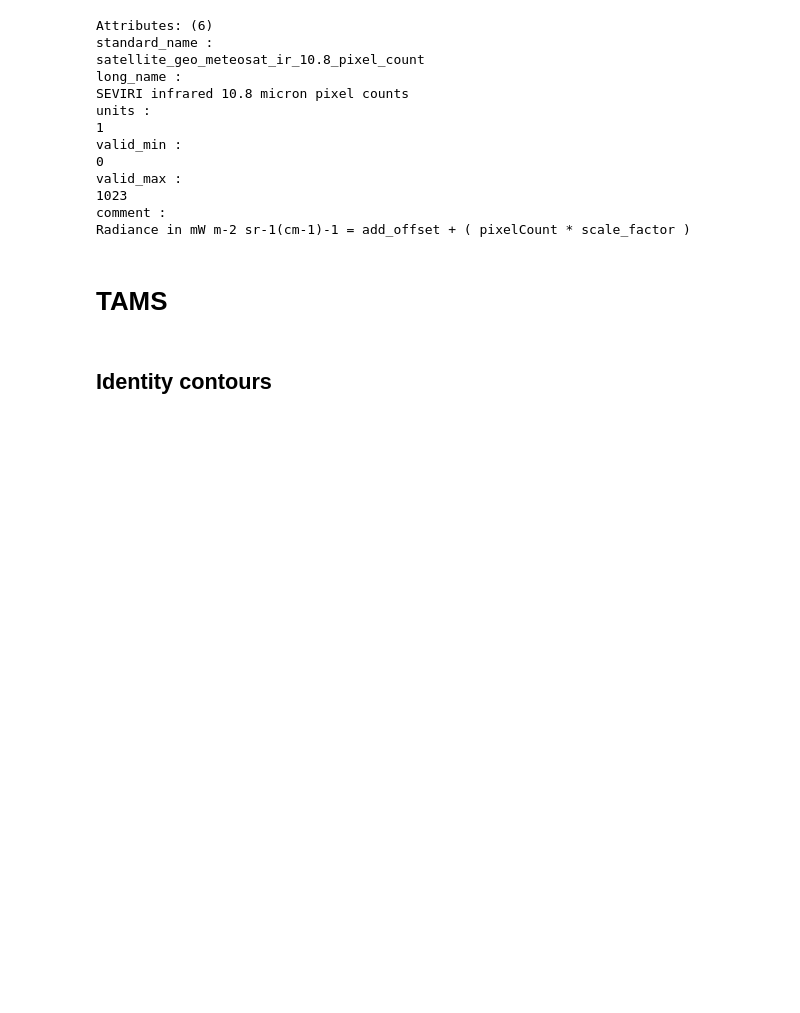
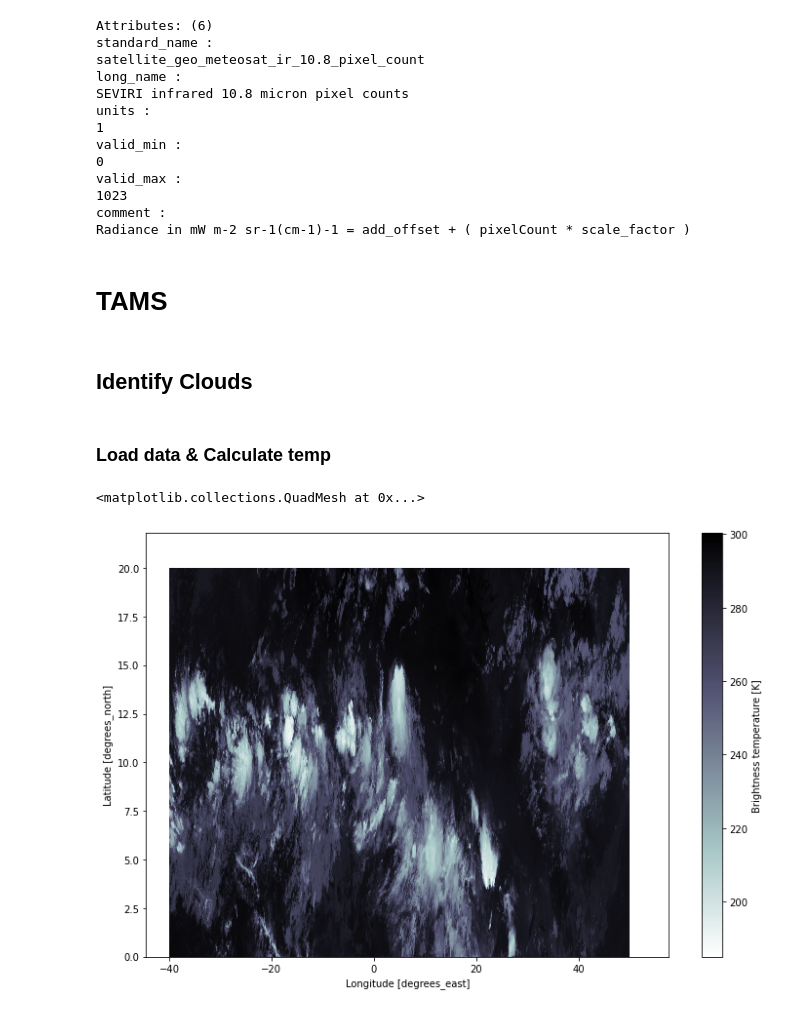
Before and after one commit to knubez/TAMS, a Jupyter notebook: TAMS_v2.0.ipynb, the cells around one changed output. Saved outputs shown, nothing was run; the diff lists cells and outputs as text; code cells hidden in the pictures; blank space fills up the shorter version.

```diff
--- a/TAMS_v2.0.ipynb
+++ b/TAMS_v2.0.ipynb
@@ -89,12 +94,19 @@ Radiance in mW m-2 sr-1(cm-1)-1 = add_offset + ( pixelCount * scale_factor )
 # %% [markdown]
 # TAMS
 # %% [markdown]
-## Identity contours
+## Identify Clouds
+# %% [markdown]
+### Load data & Calculate temp
 # %%
 ## Load data
-ds = xr.open_dataset("Satellite_data.nc")
+#ds = xr.open_dataset("/glade/scratch/knocasio/Satellite_data.nc")
+r = tams.load_example_ir()
 
 ## Converting from Radiance to Brightness Temp
-Temp=(( ( 1.43877 ) * ( 930.659 ) )./log ( ( ( (1.19104*10^(-5) ) * ( (930.659)^3 ) )./ds.ch9 ) + 1 )-0.627)./0.9983;
+#Temp=(( ( 1.43877 ) * ( 930.659 ) )/np.log ( ( ( (1.19104*10**(-5) ) * ( (930.659)**3 ) ) /ds.ch9.values ) + 1 )-0.627)/0.9983;
 
-#TempB=real(Temp);
+tb = tams.tb_from_ir(r, 9)
+tb.isel(time=0).plot(x="lon", y="lat", cmap="bone_r", size=8)
+# %% [output]
+<matplotlib.collections.QuadMesh at 0x...>
+[figure, added]
```
Also changed, not shown: parts of 5 cells of this notebook.
